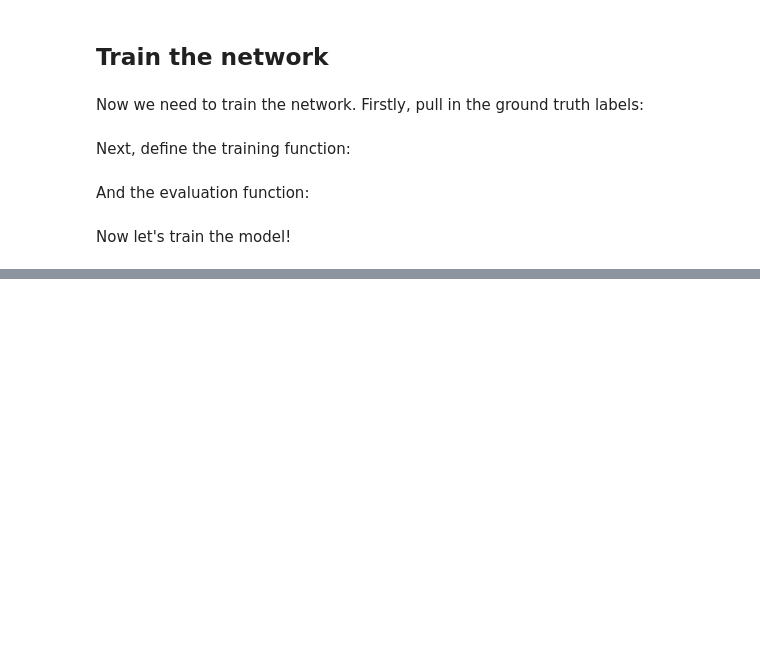
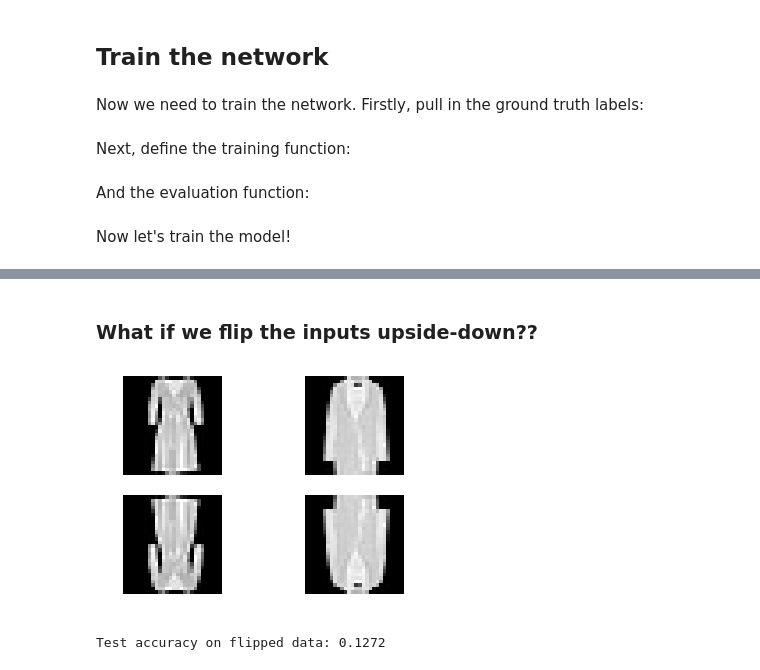
Before and after one commit to nirbaaytandon/fashionistas, a Jupyter notebook: KaggleKernel.ipynb, the cells around one changed output, grey strips where cells are left out. Saved outputs shown, nothing was run; the diff lists cells and outputs as text; code cells hidden in the pictures; blank space fills up the shorter version.

```diff
--- a/KaggleKernel.ipynb
+++ b/KaggleKernel.ipynb
@@ -247,0 +297,30 @@ with tf.Session() as sess:
+# %% [markdown]
+### What if we flip the inputs upside-down??
+# %%
+def flip(X_in):
+    X_out = np.zeros(shape=X_in.shape, dtype=np.int64)
+    rows = X_in.shape[0]; cols = X_in.shape[1]
+    for i in range(0, rows):
+        for j in range(0,cols,28):
+            k = cols - j
+            X_out[i,j:j+28] = X_in[i,k-28:k]
+    return X_out
+# %%
+X_test_flipped = flip(X_test)
+
+fig, axarr = plt.subplots(2,2)
+
+plot_data_point(X_test[10,:].reshape(28,28), axarr[0,0],"")
+plot_data_point(X_test[20,:].reshape(28,28), axarr[0,1],"")
+plot_data_point(X_test_flipped[10,:].reshape(28,28), axarr[1,0],"")
+plot_data_point(X_test_flipped[20,:].reshape(28,28), axarr[1,1],"")
+# %% [output]
+[figure, added]
+# %%
+with tf.Session() as sess:
+    tf.global_variables_initializer().run()
+
+    acc_test = accuracy.eval(feed_dict={X: X_test_flipped.reshape(-1,28,28,1), y: y_test})
+    print("Test accuracy on flipped data:", acc_test)
+# %% [output]
+Test accuracy on flipped data: 0.1272
```
Also changed, not shown: parts of 8 cells of this notebook, 1 other file.
